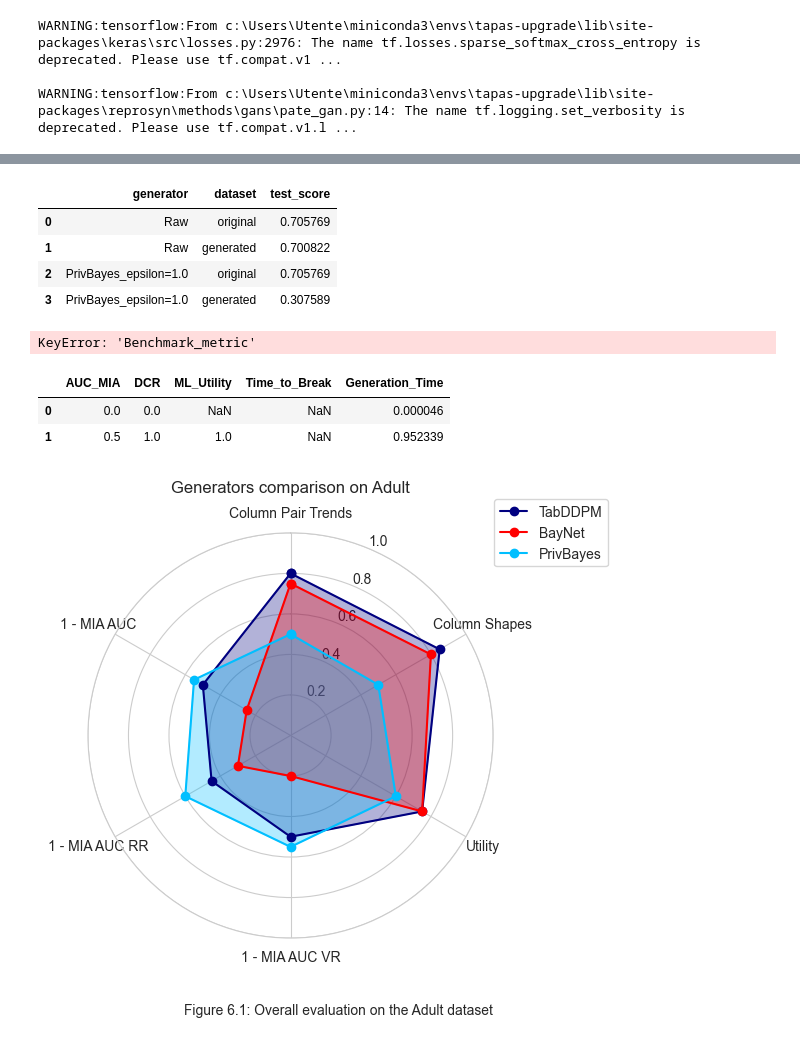
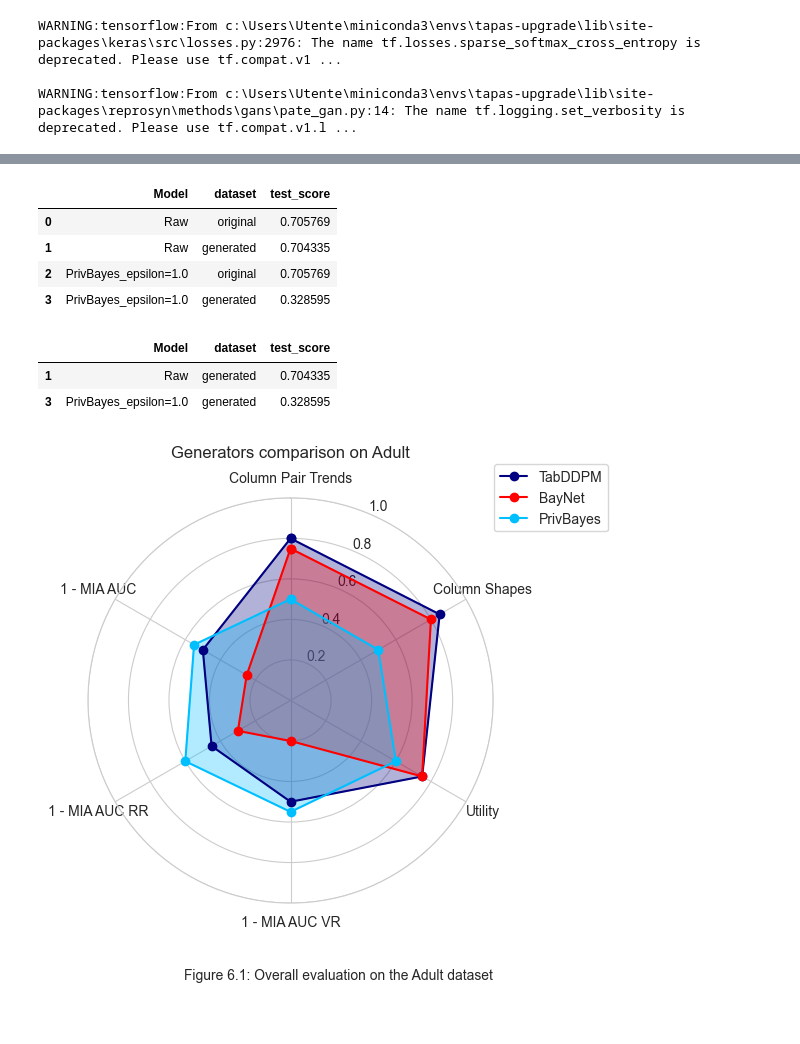
Before and after one commit to ArthGV/Benchmarking-of-Tabular-Synthetic-Data-Generation, a Jupyter notebook: privacy/run_pipeline.ipynb, the cells around one changed output, grey strips where cells are left out. Drawn from its saved outputs; the diff is of its cells as text; code cells hidden in the pictures.

```diff
--- a/privacy/run_pipeline.ipynb
+++ b/privacy/run_pipeline.ipynb
@@ -88,61 +80,41 @@ Evaluating : PrivBayes_epsilon=1.0
 import pandas as pd
 import matplotlib.pyplot as plt
 from sklearn.preprocessing import minmax_scale
-
-results_complexity_break = pd.read_csv("results_complexity_break.csv")
-results_dcr = pd.read_csv("results_dcr.csv")
-results_utility = pd.read_csv("results_ml_utility.csv")
-
-results_utility.head()
 # %% [output]
-|  | generator | dataset | test_score |
+|  | Model | dataset | test_score |
 | 0 | Raw | original | 0.705769 |
-| 1 | Raw | generated | 0.700822 |
+| 1 | Raw | generated | 0.704335 |
 | 2 | PrivBayes_epsilon=1.0 | original | 0.705769 |
-| 3 | PrivBayes_epsilon=1.0 | generated | 0.307589 |
+| 3 | PrivBayes_epsilon=1.0 | generated | 0.328595 |
-# %%
-# normalize the results in complexity_break
-max_speed = results_complexity_break["Speed"].max() + 0.05*results_complexity_break["Speed"].max()
-min_speed = results_complexity_break["Speed"].min() - 0.05*results_complexity_break["Speed"].min()
-results_complexity_break["Speed"] = (results_complexity_break["Speed"] - min_speed) / (max_speed - min_speed)
-
-results_complexity_break["Benchmark_metric"] = 1 - results_complexity_break["Benchmark_metric"]
-mask = results_complexity_break['breaking_time'] != -1
-bt_min = results_complexity_break.loc[mask, 'breaking_time'].min()
-bt_max = results_complexity_break.loc[mask, 'breaking_time'].max()
-results_complexity_break.loc[~mask, 'breaking_time'] = bt_max * 1.1
-
-# 3) either overwrite the original column...
-results_complexity_break['breaking_time'] = (
-    results_complexity_break['breaking_time'] - bt_min
-) / (bt_max - bt_min)
-
-results_complexity_break
-# %% [output]
-KeyError: 'Benchmark_metric'
 # %%
+results_complexity_break = pd.read_csv("results_complexity_break.csv")
+results_dcr = pd.read_csv("results_dcr.csv")
+results_utility = pd.read_csv("results_ml_utility.csv")
 
+# normalize the results in complexity_break
+max_speed = results_complexity_break["Speed"].max() + 0.05*results_complexity_break["Speed"].max()
+min_speed = results_complexity_break["Speed"].min() - 0.05*results_complexity_break["Speed"].min()
+results_complexity_break["Speed"] = (results_complexity_break["Speed"] - min_speed) / (max_speed - min_speed)
+
+results_complexity_break["Benchmark_score"] = 1 - results_complexity_break["Benchmark_score"]
+mask = results_complexity_break['breaking_time'] != -1
+bt_min = results_complexity_break.loc[mask, 'breaking_time'].min()
+bt_max = results_complexity_break.loc[mask, 'breaking_time'].max()
+results_complexity_break.loc[mask, 'breaking_time'] =  (
+    results_complexity_break['breaking_time'] - bt_min
+) / (bt_max*1.1 - bt_min)
+results_complexity_break.loc[~mask, 'breaking_time'] = 1
 
 # normalize the results in dcr
 results_dcr["dcr_mean"] = minmax_scale(results_dcr["dcr_mean"])
-results_dcr.head()
 
 # normalize the results in ml_utility
 results_utility = results_utility[results_utility["dataset"] == "generated"]
-results_utility["test_score"] = minmax_scale(results_utility["test_score"])
-results_utility.head()
 
-# create a new dataframe with columsn names from labels
-labels = ["AUC_MIA","DCR", "ML_Utility", "Time_to_Break","Generation_Time"]
-results = pd.DataFrame(columns=labels)
-results["AUC_MIA"] = results_complexity_break["Benchmark_metric"]
-results["DCR"] = results_dcr["dcr_mean"]
-results["ML_Utility"] = results_utility["test_score"]
-results["Time_to_Break"] = results_complexity_break["breaking_time"]
-results["Generation_Time"] = results_complexity_break["Speed"]
-print()
-results.head()
+results = pd.merge(results_complexity_break, results_dcr, on="Model")
+results = pd.merge(results, results_utility, on="Model")
+results = results.rename(columns={"Benchmark_score": "AUC_MIA", "dcr_mean": "DCR", "test_score": "f1_score"})
 # %% [output]
-|  | AUC_MIA | DCR | ML_Utility | Time_to_Break | Generation_Time |
-| 0 | 0.0 | 0.0 | NaN | NaN | 0.000046 |
-| 1 | 0.5 | 1.0 | 1.0 | NaN | 0.952339 |
+|  | Model | dataset | test_score |
+| 1 | Raw | generated | 0.704335 |
+| 3 | PrivBayes_epsilon=1.0 | generated | 0.328595 |
```
Also changed, not shown: parts of 4 cells of this notebook, 1 other file.
